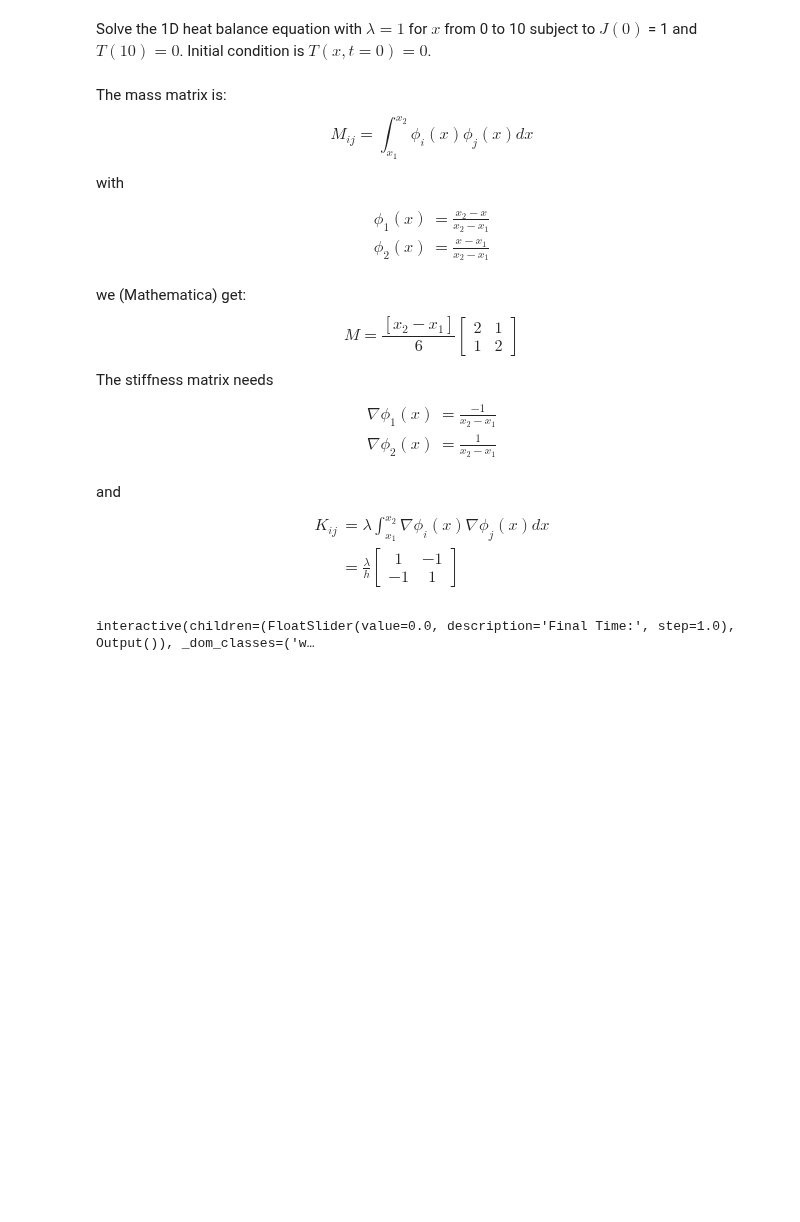
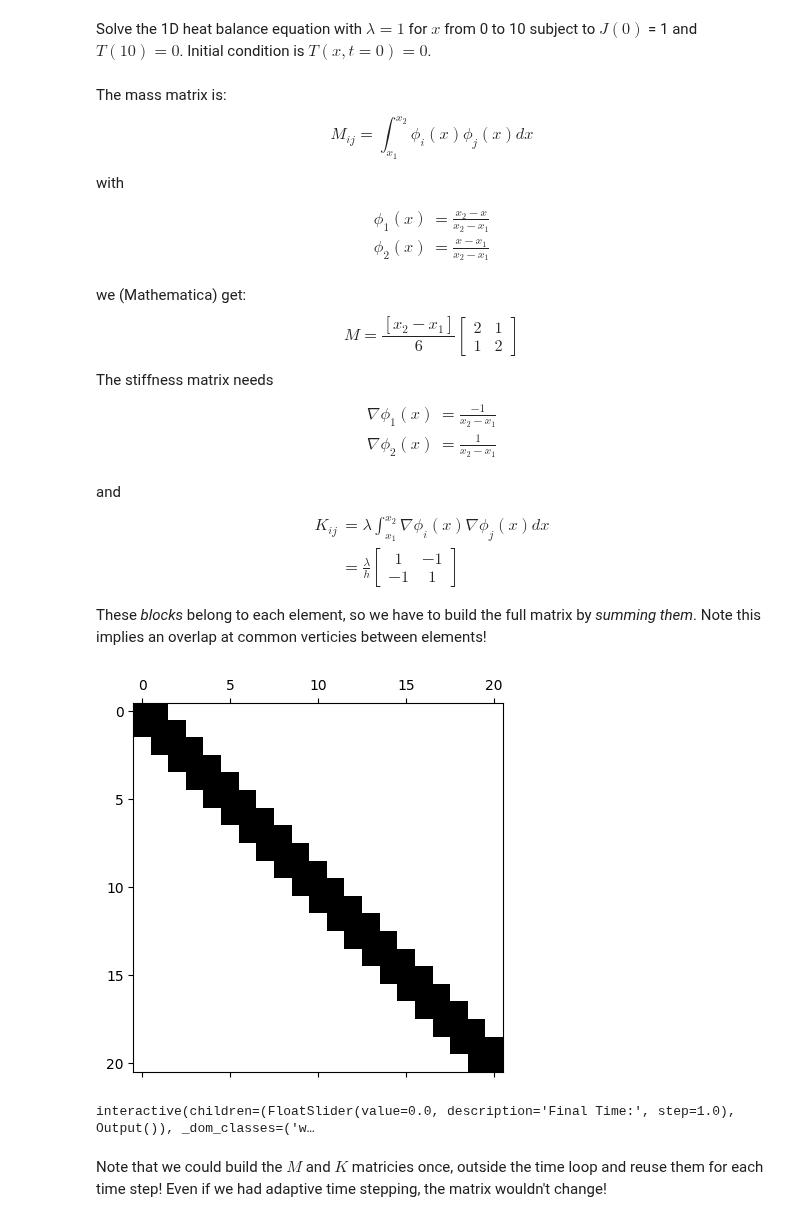
Before and after one commit to mwelland/ENGPHYS_3NM4, a Jupyter notebook: _sources/Lecture notes/Finite element method/Finite element method.ipynb, the cells around one changed output. Drawn from its saved outputs; the diff is of its cells as text; code cells hidden in the pictures; blank space fills up the shorter version.

```diff
--- a/_sources/Lecture notes/Finite element method/Finite element method.ipynb
+++ b/_sources/Lecture notes/Finite element method/Finite element method.ipynb
@@ -368,11 +376,15 @@ K_{ij} &= \lambda \int_{x_1}^{x_2} \nabla \phi_i(x) \nabla \phi_j(x) dx\\
 -1 & 1
 \end{bmatrix}
 \end{align}$$
+
+These *blocks* belong to each element, so we have to build the full matrix by *summing them*. Note this implies an overlap at common verticies between elements!
 # %%
 # prompt: Assemble a a linear system for the heat equation above using the finite element method with Lagrange order 1 elements, using implicit Euler time stepping and a mesh resolution that is concentrated near the left boundary.
 
 import numpy as np
 import matplotlib.pyplot as plt
+from scipy import sparse
+from ipywidgets import interact, FloatSlider
 
 # Define the domain and parameters
 L = 10.0  # Length of the domain
@@ -402,6 +414,9 @@ for i in range(len(x_nodes) - 1):
     Me = element_mass(x1, x2)
     K[i:i + 2, i:i + 2] += Ke
     M[i:i + 2, i:i + 2] += Me
+
+plt.spy(M)
+plt.show()
 
 # Apply boundary conditions
 # Dirichlet BC at x = L (T(L) = 0)
@@ -410,31 +425,34 @@ K[-1, -1] = 1
 M[-1, :] = 0
 M[-1, -1] = 1
 
 # Neumann BC at x = 0 (J(0) = 1)
 # We'll implement this in the right-hand side vector later.
 
 # Function to solve and plot for a given time
 def solve_and_plot(t_final):
     T = np.zeros(len(x_nodes))
     t = 0.0
     while t < t_final:
         b = M @ T
         b[0] += dt * 1
         T = np.linalg.solve(M + dt * K, b)
         t += dt
 
     plt.plot(x_nodes, T)
     plt.xlabel('x')
     plt.ylim(-.5, 10)  # Set the y-axis limits to [0, 1]
     plt.ylabel('Temperature')
     plt.title('Temperature Profile at t = {}'.format(t_final))
     plt.show()
 
 
 # Create a slider for the final time
 time_slider = FloatSlider(value=0.0, min=0.0, max=100.0, step=1, description='Final Time:')
 
 # Use interact to link the slider to the function
 interact(solve_and_plot, t_final=time_slider);
 # %% [output]
+[figure, added]
 interactive(children=(FloatSlider(value=0.0, description='Final Time:', step=1.0), Output()), _dom_classes=('w…
+# %% [markdown]
+Note that we could build the $M$ and $K$ matricies once, outside the time loop and reuse them for each time step! Even if we had adaptive time stepping, the matrix wouldn't change!
```
Also changed, not shown: parts of 10 cells of this notebook, 5 other files.
